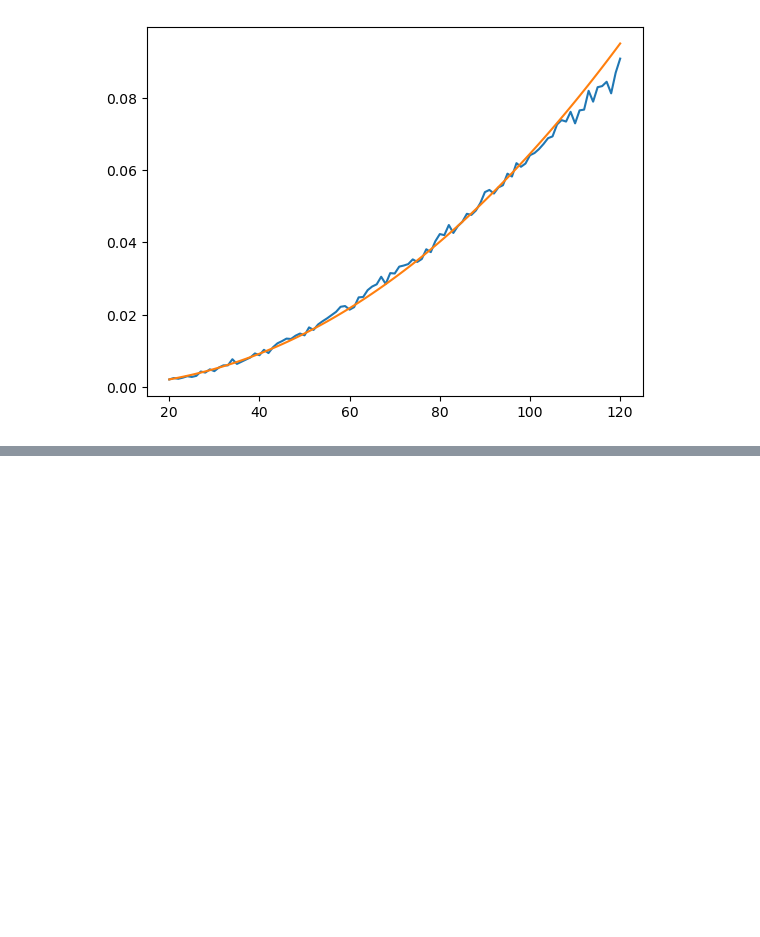
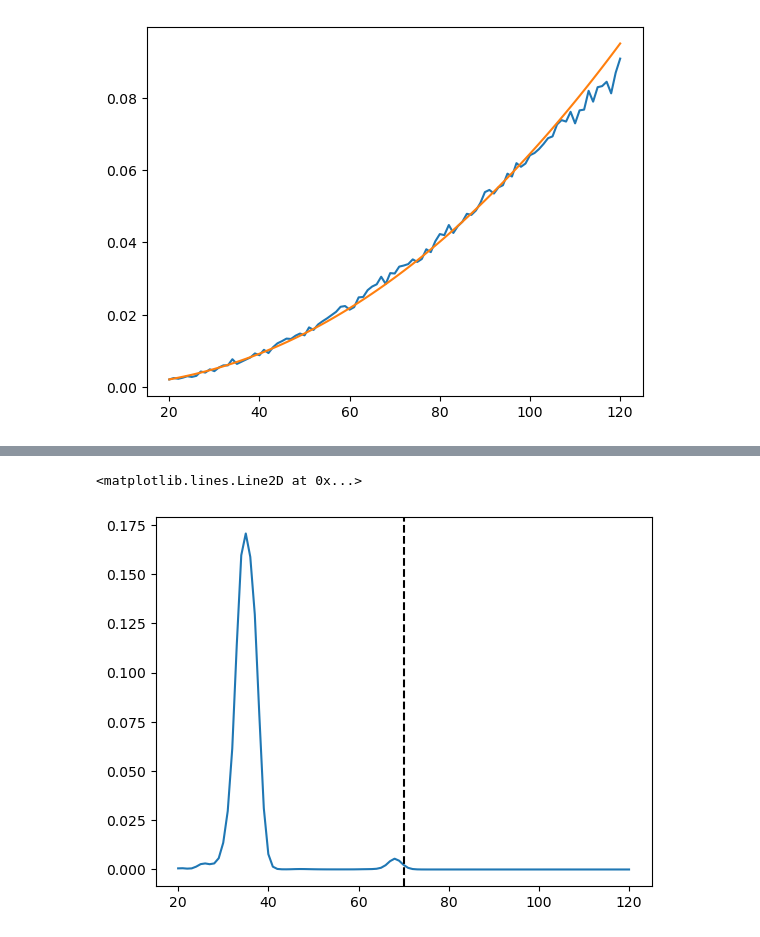
Before and after one commit to seanmacb/northstars_S26B_prep, a Jupyter notebook: infer_H0_simulation_for_proposal/scripts_tathagata/H0infer.ipynb, the cells around one changed output, grey strips where cells are left out. Cells and saved outputs as stored; diff of their text form; code cells hidden in the pictures; blank space fills up the shorter version.

```diff
--- a/infer_H0_simulation_for_proposal/scripts_tathagata/H0infer.ipynb
+++ b/infer_H0_simulation_for_proposal/scripts_tathagata/H0infer.ipynb
@@ -199 +239,12 @@ plt.plot( H0_array, pH0_final)
+# %%
+pH0_final = np.exp(np.sum(np.log(pH0_array_events), axis=0))
+pH0_final[np.isnan(pH0_final)] = 0
+pH0_final /= simpson(x=H0_array, y=pH0_final)
+
+plt.plot( H0_array, pH0_final)
+
+plt.axvline (70, ls='--', color='k')
+# %% [output]
+<matplotlib.lines.Line2D at 0x...>
+[figure, added]
 # %%
```
Also changed, not shown: parts of 5 cells of this notebook.
